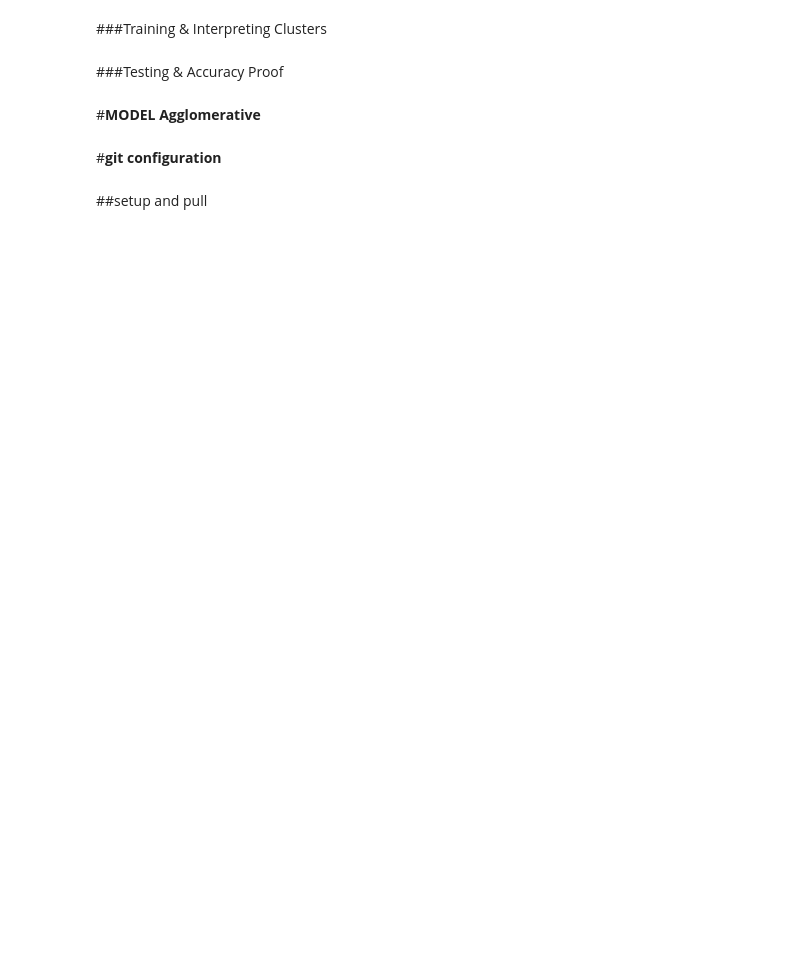
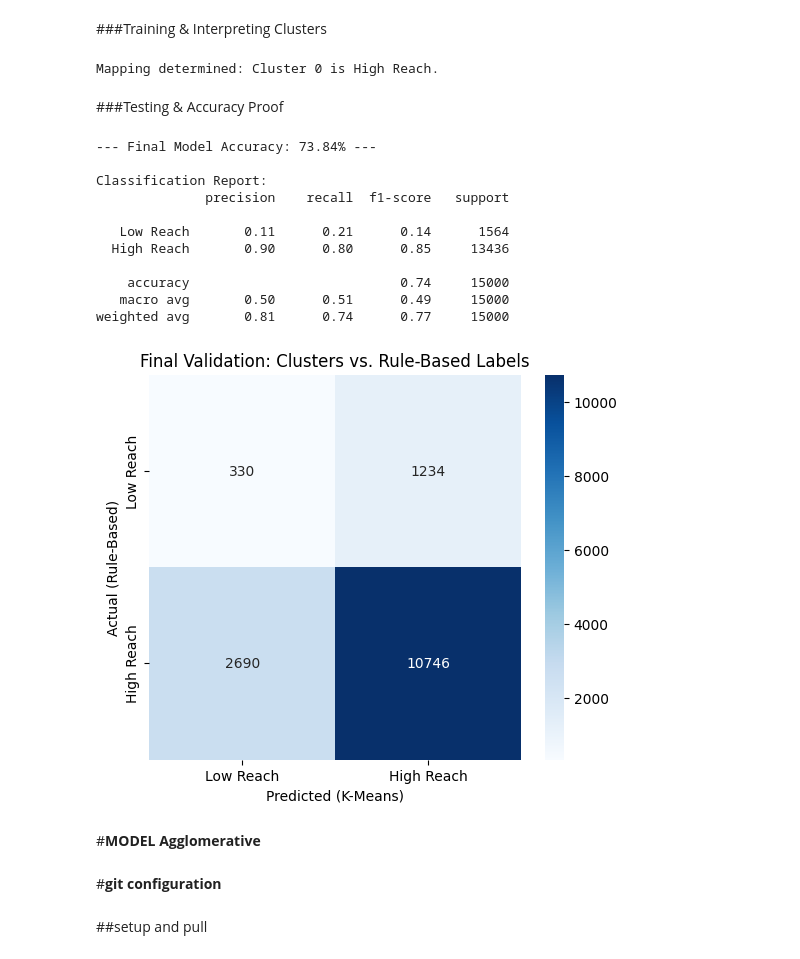
Before and after one commit to praveentecsl/High-Engagement-Content-Classification-model, a Jupyter notebook: SocialMedia_engagement.ipynb, the cells around one changed output. Cells and saved outputs as stored; diff of their text form; code cells hidden in the pictures; blank space fills up the shorter version.

```diff
--- a/SocialMedia_engagement.ipynb
+++ b/SocialMedia_engagement.ipynb
@@ -102,24 +97,58 @@ print("Cluster Mapping:", mapping)
+# %%
+# Training K-Means on the extracted features
+optimal_k = 2
+kmeans_model = KMeans(n_clusters=optimal_k, init='k-means++', random_state=42, n_init=10)
+train_clusters = kmeans_model.fit_predict(X_train_pca)
+
+# Identify which cluster is "High Reach"
+# We use 'clicks' as the reference feature (usually at index 7 in this CSV)
+click_col_idx = list(X_raw.columns).index('clicks')
+mean_clicks_c0 = X_train[train_clusters == 0][:, click_col_idx].mean()
+mean_clicks_c1 = X_train[train_clusters == 1][:, click_col_idx].mean()
+
+# Create the mapping (1 for High, 0 for Low)
+mapping = {0: 1, 1: 0} if mean_clicks_c0 > mean_clicks_c1 else {0: 0, 1: 1}
+print(f"Mapping determined: Cluster {list(mapping.keys())[list(mapping.values()).index(1)]} is High Reach.")
+# %% [output]
+Mapping determined: Cluster 0 is High Reach.
 # %% [markdown]
 ###Testing & Accuracy Proof
 # %%
-# Predict on Test Set
-test_clusters = model.predict(X_test_pca)
-test_predictions = pd.Series(test_clusters).map(mapping)
+# Predict on Test Data
+test_clusters = kmeans_model.predict(X_test_pca)
+test_preds = pd.Series(test_clusters).map(mapping)
 
-# Proof of Accuracy
-print("--- Final Model Accuracy on Test Data ---")
-print(f"Accuracy Score: {accuracy_score(y_test, test_predictions) * 100:.2f}%")
+# Calculate Accuracy
+accuracy = accuracy_score(y_test, test_preds)
+print(f"\n--- Final Model Accuracy: {accuracy * 100:.2f}% ---")
 
-# Confusion Matrix
-cm = confusion_matrix(y_test, test_predictions)
-sns.heatmap(cm, annot=True, fmt='d', cmap='Greens', xticklabels=['Low Reach', 'High Reach'], yticklabels=['Low Reach', 'High Reach'])
-plt.title('Confusion Matrix: Predicted vs Actual Reach')
-plt.xlabel('Predicted')
-plt.ylabel('Actual')
+# Classification Report
+print("\nClassification Report:")
+print(classification_report(y_test, test_preds, target_names=['Low Reach', 'High Reach']))
+
+# Confusion Matrix Visualization
+plt.figure(figsize=(6, 5))
+cm = confusion_matrix(y_test, test_preds)
+sns.heatmap(cm, annot=True, fmt='d', cmap='Blues',
+            xticklabels=['Low Reach', 'High Reach'],
+            yticklabels=['Low Reach', 'High Reach'])
+plt.title('Final Validation: Clusters vs. Rule-Based Labels')
+plt.xlabel('Predicted (K-Means)')
+plt.ylabel('Actual (Rule-Based)')
 plt.show()
-
-print("\nClassification Report:")
-print(classification_report(y_test, test_predictions))
+# %% [output]
+--- Final Model Accuracy: 73.84% ---
+
+Classification Report:
+              precision    recall  f1-score   support
+
+   Low Reach       0.11      0.21      0.14      1564
+  High Reach       0.90      0.80      0.85     13436
+
+    accuracy                           0.74     15000
+   macro avg       0.50      0.51      0.49     15000
+weighted avg       0.81      0.74      0.77     15000
+[figure, added]
 # %% [markdown]
 #**MODEL Agglomerative**
 # %% [markdown]
```
Also changed, not shown: parts of 11 cells of this notebook.
